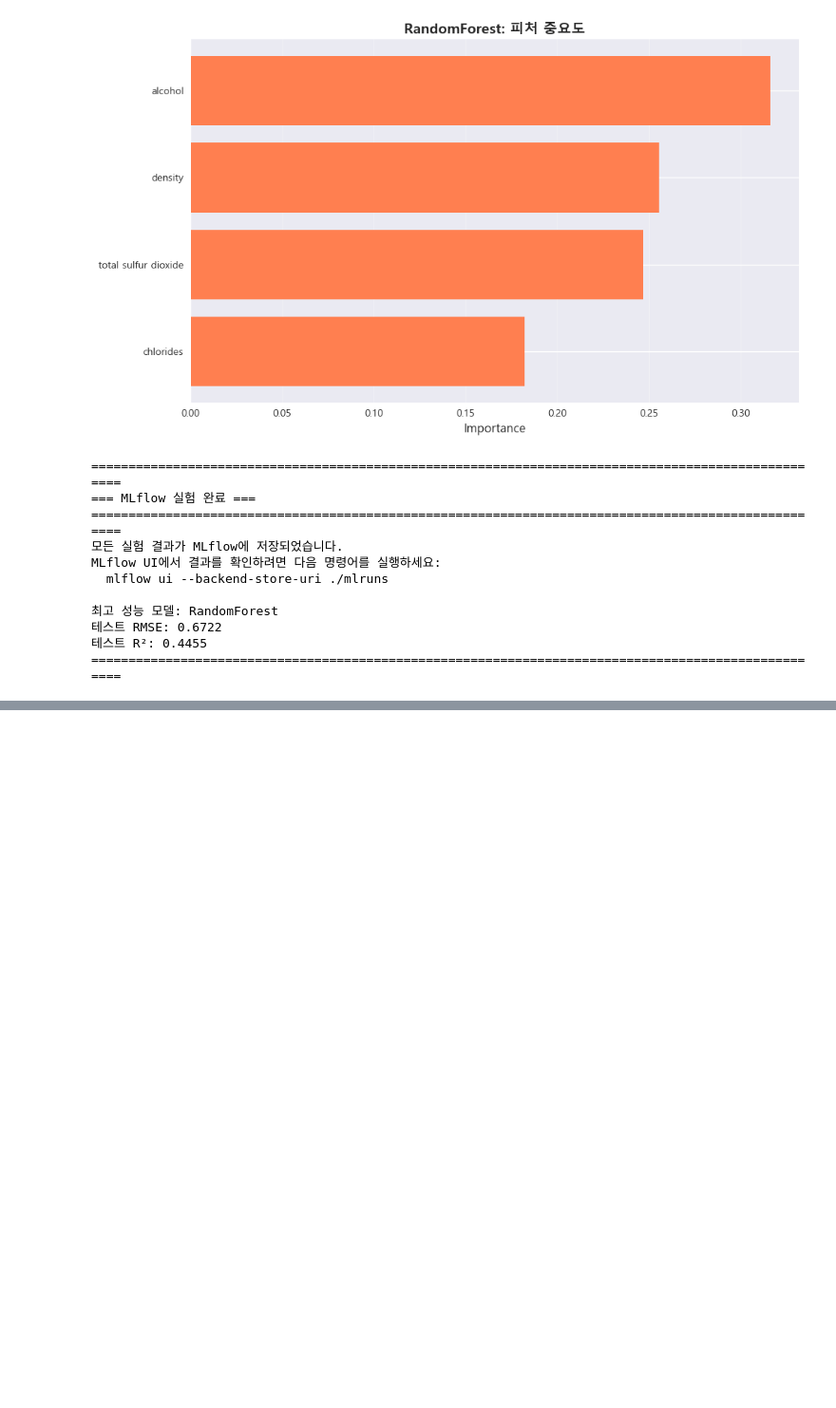
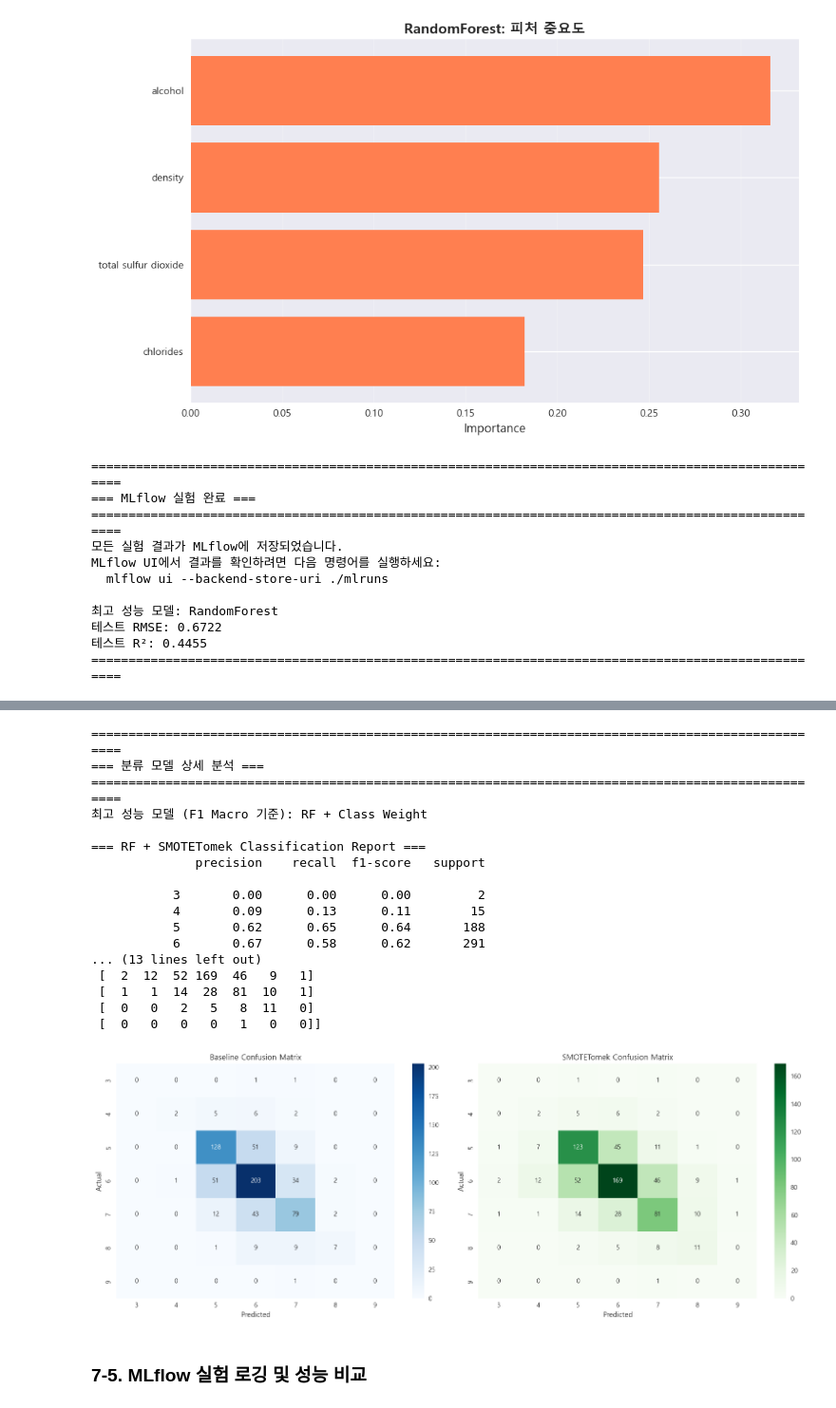
Before and after one commit to JunKIM2603a/mlflow_wine, a Jupyter notebook: preprocessing_test.ipynb, the cells around one changed output, grey strips where cells are left out. Shown at 95% size. Cells and saved outputs as stored; diff of their text form; code cells hidden in the pictures; blank space fills up the shorter version.

Commit message:
test 의 분석을 best_pracetice 과정에 녹여내기 필요

```diff
--- a/preprocessing_test.ipynb
+++ b/preprocessing_test.ipynb
@@ -2105,0 +2625,63 @@ MLflow UI에서 결과를 확인하려면 다음 명령어를 실행하세요:
+# %%
+# 분류 모델 상세 분석: Classification Report & Confusion Matrix
+print("=" * 100)
+print("=== 분류 모델 상세 분석 ===")
+print("=" * 100)
+
+# 최고 성능 모델 선정 (F1 Macro 기준)
+best_clf_idx = exp_b_df['test_f1_macro'].idxmax()
+best_clf_model = exp_b_df.iloc[best_clf_idx]['model']
+print(f"최고 성능 모델 (F1 Macro 기준): {best_clf_model}")
+
+# Classification Report 출력
+print(f"\n=== RF + SMOTETomek Classification Report ===")
+print(classification_report(y_test_strat, y_pred_clf_smote_rf, zero_division=0))
+
+# Confusion Matrix
+print(f"\n=== RF + SMOTETomek Confusion Matrix ===")
+cm_smote = confusion_matrix(y_test_strat, y_pred_clf_smote_rf)
+print(cm_smote)
+
+# Confusion Matrix 시각화
+fig, axes = plt.subplots(1, 2, figsize=(16, 6))
+
+# Baseline
+cm_baseline = confusion_matrix(y_test_strat, y_pred_clf_baseline)
+sns.heatmap(cm_baseline, annot=True, fmt='d', cmap='Blues', ax=axes[0],
+            xticklabels=sorted(y_test_strat.unique()),
+            yticklabels=sorted(y_test_strat.unique()))
+axes[0].set_xlabel('Predicted')
+axes[0].set_ylabel('Actual')
+axes[0].set_title('Baseline Confusion Matrix')
+
+# SMOTETomek
+sns.heatmap(cm_smote, annot=True, fmt='d', cmap='Greens', ax=axes[1],
+            xticklabels=sorted(y_test_strat.unique()),
+            yticklabels=sorted(y_test_strat.unique()))
+axes[1].set_xlabel('Predicted')
+axes[1].set_ylabel('Actual')
+axes[1].set_title('SMOTETomek Confusion Matrix')
+
+plt.tight_layout()
+plt.show()
+# %% [output]
+====================================================================================================
+=== 분류 모델 상세 분석 ===
+====================================================================================================
+최고 성능 모델 (F1 Macro 기준): RF + Class Weight
+
+=== RF + SMOTETomek Classification Report ===
+              precision    recall  f1-score   support
+
+           3       0.00      0.00      0.00         2
+           4       0.09      0.13      0.11        15
+           5       0.62      0.65      0.64       188
+           6       0.67      0.58      0.62       291
+... (13 lines left out)
+ [  2  12  52 169  46   9   1]
+ [  1   1  14  28  81  10   1]
+ [  0   0   2   5   8  11   0]
+ [  0   0   0   0   1   0   0]]
+[figure, added]
+# %% [markdown]
+### 7-5. MLflow 실험 로깅 및 성능 비교
```
Also changed, not shown: parts of 20 cells of this notebook, 2 other files.
